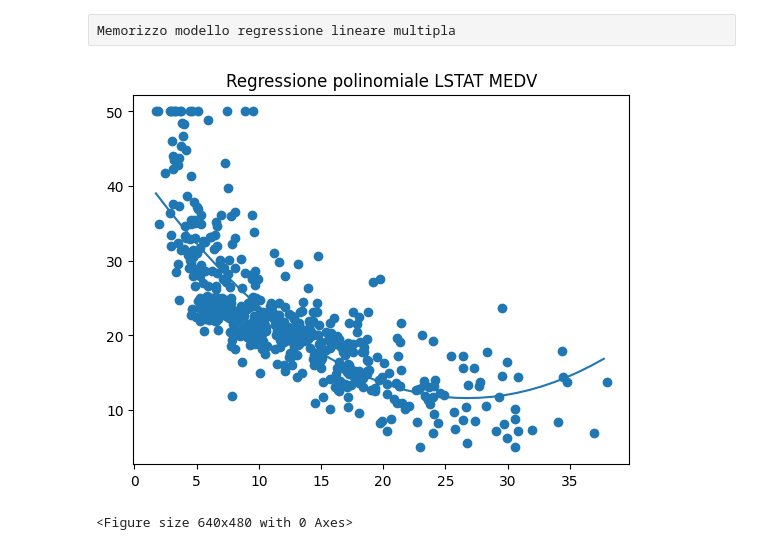
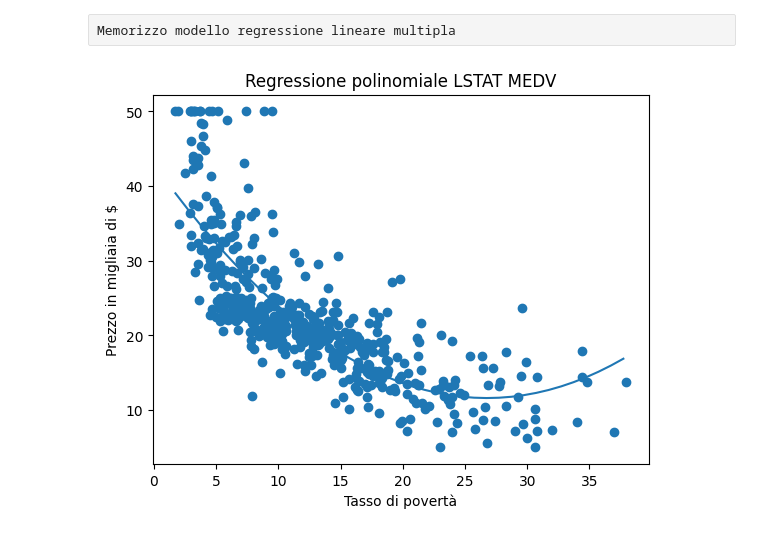
Before and after one commit to bobc82/progetto_prova, a Jupyter notebook: progetto_prova.ipynb, the cells around one changed output. Drawn from its saved outputs; the diff is of its cells as text; code cells hidden in the pictures.

```diff
--- a/progetto_prova.ipynb
+++ b/progetto_prova.ipynb
@@ -206,11 +206,11 @@ y_quad_fit = regrq.predict(quadratic.fit_transform(X_fit))
 # %%
 plt.scatter(X,y)
 plt.plot(X_fit, y_quad_fit)
 plt.title("Regressione polinomiale LSTAT MEDV")
-plt.show()
+plt.xlabel('Tasso di povertà')
+plt.ylabel('Prezzo in migliaia di $')
 plt.savefig("static/quadratic.png")
 # %% [output]
-[figure, old version]
+[figure, new version]
-<Figure size 640x480 with 0 Axes>
 # %%
 pickle.dump(regrq,open(os.path.join(dest, 'quad_regressor.pkl'), 'wb'), protocol=4)
```
Also changed, not shown: 8 other files.
